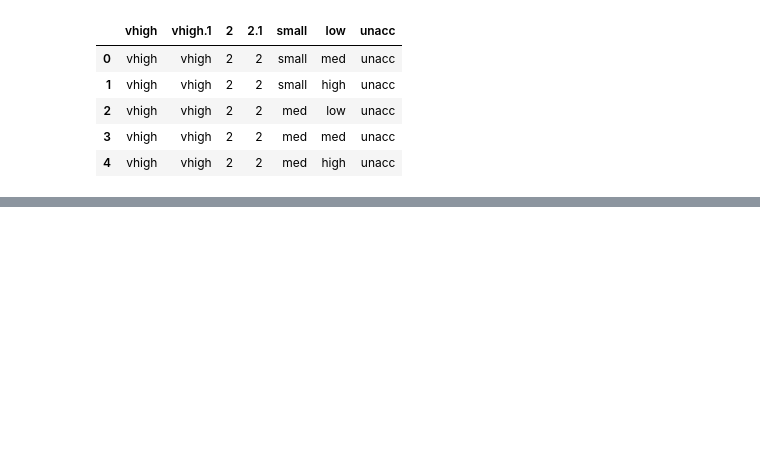
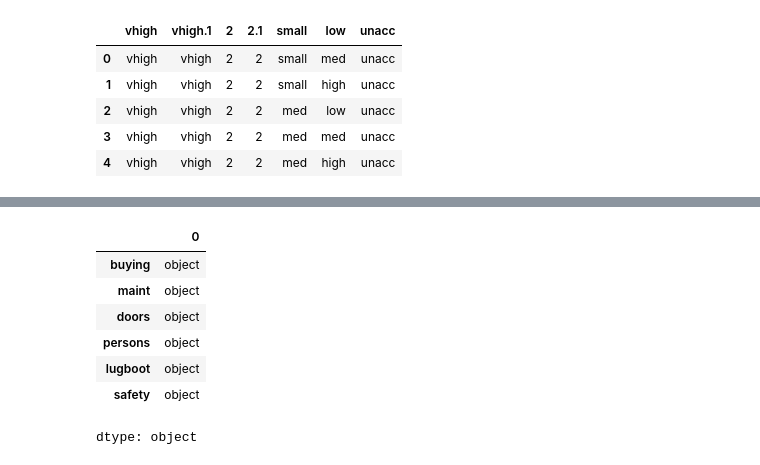
Before and after one commit to AustinKarki/75-Days-of-Coding-Challenge, a Jupyter notebook: DECISIONTREE.ipynb, the cells around one changed output, grey strips where cells are left out. Cells and saved outputs as stored; diff of their text form; code cells hidden in the pictures; blank space fills up the shorter version.

```diff
--- a/DECISIONTREE.ipynb
+++ b/DECISIONTREE.ipynb
@@ -54,0 +121,12 @@ df.head()
+# %%
+# features engineering(transform raw data into useful and meaningful features) (model ko understanding ramro hoss ani predictive power bados)
+X_train.dtypes
+# %% [output]
+|  | 0 |
+| buying | object |
+| maint | object |
+| doors | object |
+| persons | object |
+| lugboot | object |
+| safety | object |
+dtype: object
```
Also changed, not shown: parts of 13 cells of this notebook.
